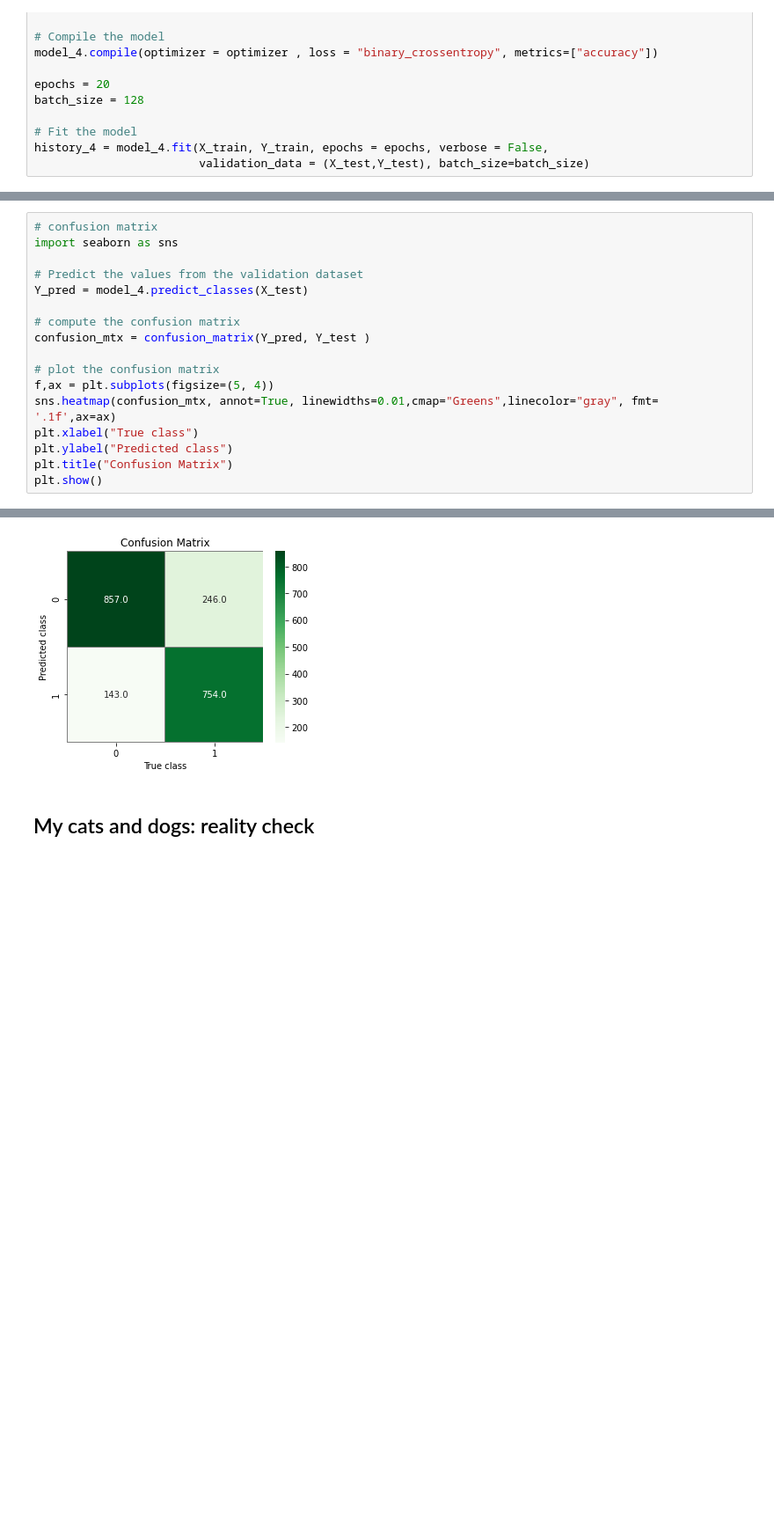
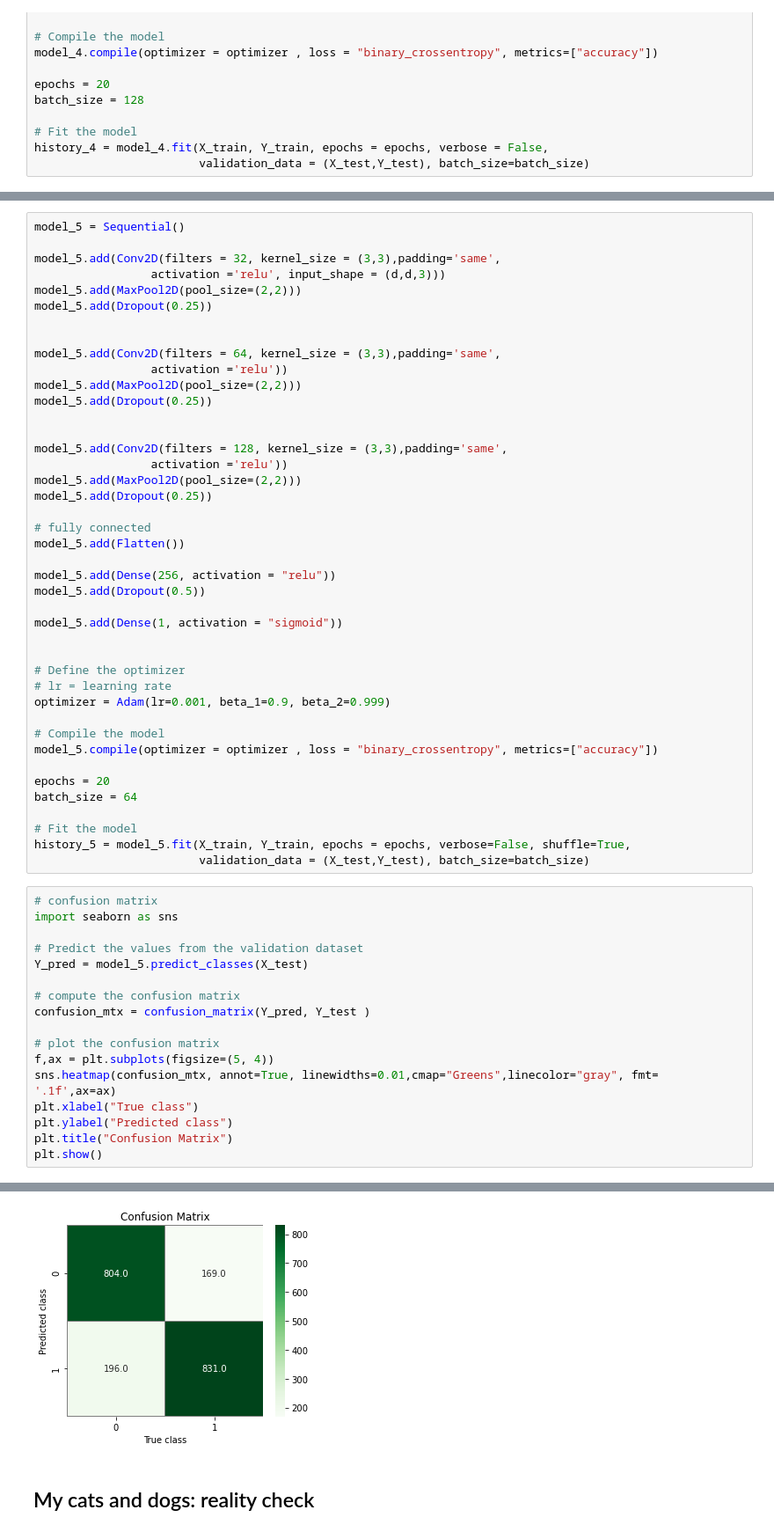
Before and after one commit to mgbarsky/labs_ml_img_classification, a Jupyter notebook: cats_dogs_CNN.ipynb, the cells around one changed output, grey strips where cells are left out. Shown at 88% size. Drawn from its saved outputs; the diff is of its cells as text; blank space fills up the shorter version.

Commit message:
improveed and tested input shuffle

```diff
--- a/cats_dogs_CNN.ipynb
+++ b/cats_dogs_CNN.ipynb
@@ -620,9 +657,51 @@ history_4.history
+# %%
+model_5 = Sequential()
+
+model_5.add(Conv2D(filters = 32, kernel_size = (3,3),padding='same',
+                 activation ='relu', input_shape = (d,d,3)))
+model_5.add(MaxPool2D(pool_size=(2,2)))
+model_5.add(Dropout(0.25))
+
+
+model_5.add(Conv2D(filters = 64, kernel_size = (3,3),padding='same',
+                 activation ='relu'))
+model_5.add(MaxPool2D(pool_size=(2,2)))
+model_5.add(Dropout(0.25))
+
+
+model_5.add(Conv2D(filters = 128, kernel_size = (3,3),padding='same',
+                 activation ='relu'))
+model_5.add(MaxPool2D(pool_size=(2,2)))
+model_5.add(Dropout(0.25))
+
+# fully connected
+model_5.add(Flatten())
+
+model_5.add(Dense(256, activation = "relu"))
+model_5.add(Dropout(0.5))
+
+model_5.add(Dense(1, activation = "sigmoid"))
+
+
+# Define the optimizer
+# lr = learning rate
+optimizer = Adam(lr=0.001, beta_1=0.9, beta_2=0.999)
+
+# Compile the model
+model_5.compile(optimizer = optimizer , loss = "binary_crossentropy", metrics=["accuracy"])
+
+epochs = 20
+batch_size = 64
+
+# Fit the model
+history_5 = model_5.fit(X_train, Y_train, epochs = epochs, verbose=False, shuffle=True,
+                        validation_data = (X_test,Y_test), batch_size=batch_size)
 # %%
 # confusion matrix
 import seaborn as sns
 
 # Predict the values from the validation dataset
-Y_pred = model_4.predict_classes(X_test)
+Y_pred = model_5.predict_classes(X_test)
 
 # compute the confusion matrix
 confusion_mtx = confusion_matrix(Y_pred, Y_test )
@@ -639,6 +718,6 @@ WARNING:tensorflow:From <ipython-input-27-0c9b4401152d>:5: Sequential.predict_cl
 Instructions for updating:
 Please use instead:* `np.argmax(model.predict(x), axis=-1)`,   if your model does multi-class classification   (e.g. if it uses a `softmax` last-layer activation).* `(model.predict(x) > 0.5).astype("i ...
-[figure, old version]
+[figure, new version]
 # %% [markdown]
 ## My cats and dogs: reality check
 # %%
```
Also changed, not shown: parts of 24 cells of this notebook, 2 other files.
